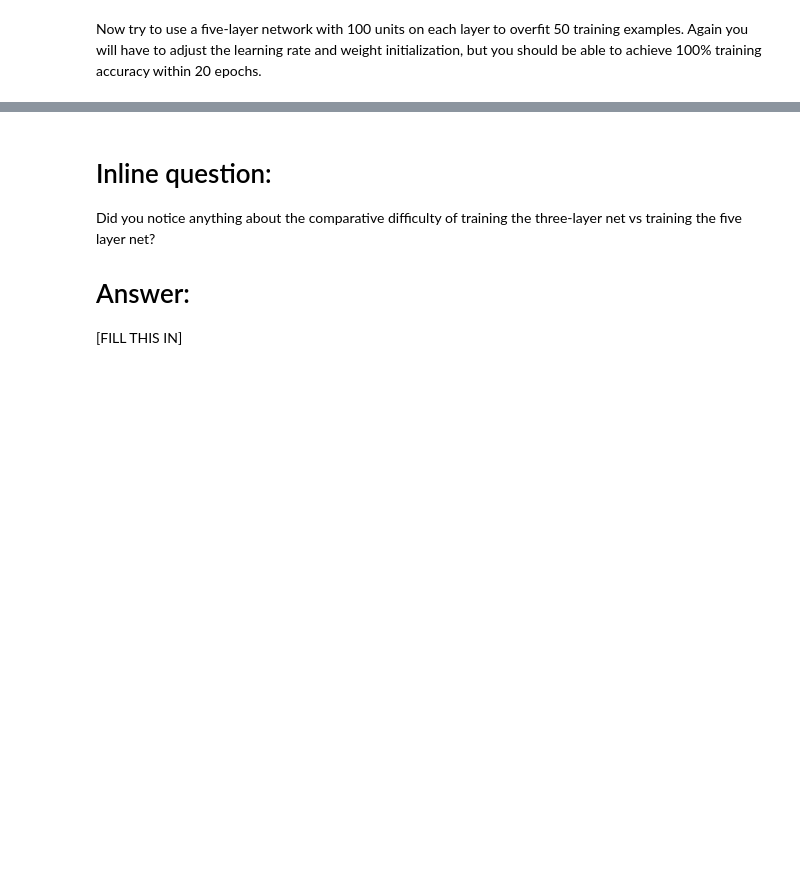
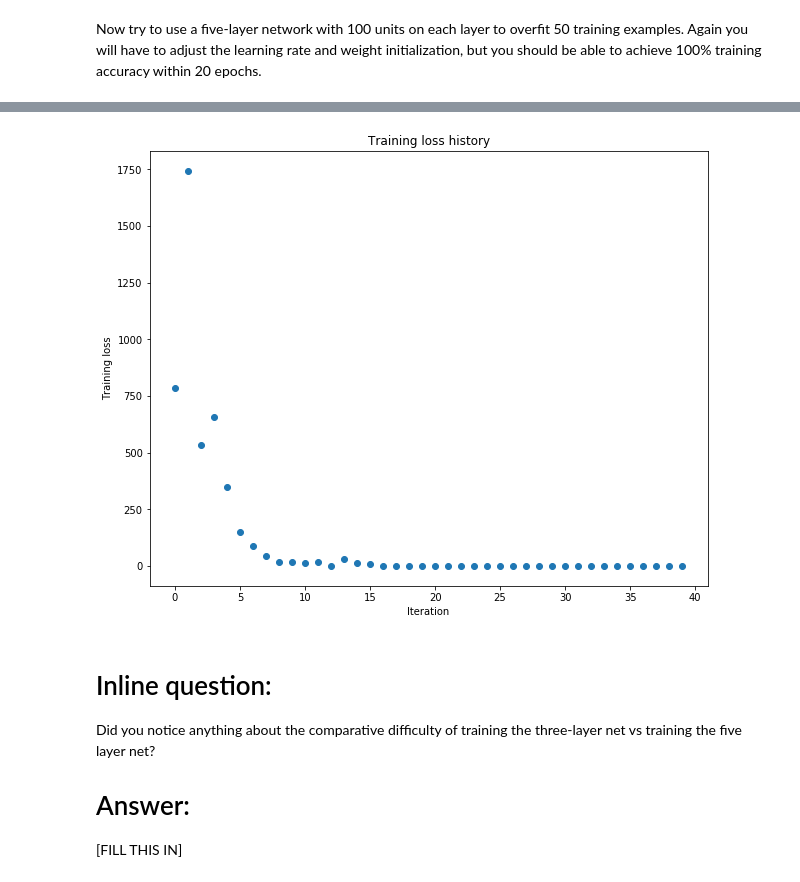
Before and after one commit to xufyan/cs231n, a Jupyter notebook: assignment2/FullyConnectedNets.ipynb, the cells around one changed output, grey strips where cells are left out. Saved outputs shown, nothing was run; the diff lists cells and outputs as text; code cells hidden in the pictures; blank space fills up the shorter version.

```diff
--- a/assignment2/FullyConnectedNets.ipynb
+++ b/assignment2/FullyConnectedNets.ipynb
@@ -448,7 +495,7 @@ small_data = {
 }
 
 learning_rate = 1e-3
-weight_scale = 1e-5
+weight_scale = 0.14
 model = FullyConnectedNet([100, 100, 100, 100],
                 weight_scale=weight_scale, dtype=np.float64)
 solver = Solver(model, small_data,
@@ -465,3 +512,4 @@ plt.title('Training loss history')
 plt.xlabel('Iteration')
 plt.ylabel('Training loss')
 plt.show()
+# %% [output]
@@ -468,3 +533,4 @@ plt.show()
+[figure, added]
 # %% [markdown]
 # Inline question:
 Did you notice anything about the comparative difficulty of training the three-layer net vs training the five layer net?
```
Also changed, not shown: parts of 6 cells of this notebook, 3 other files.
